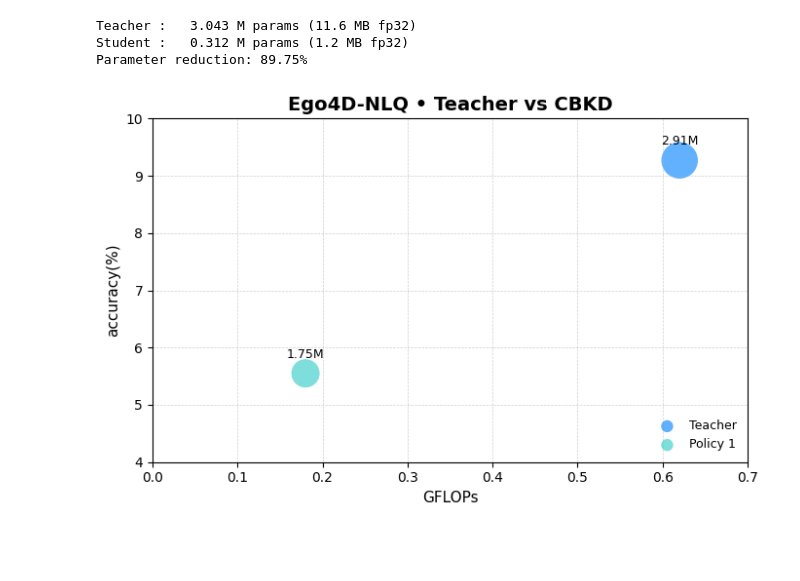
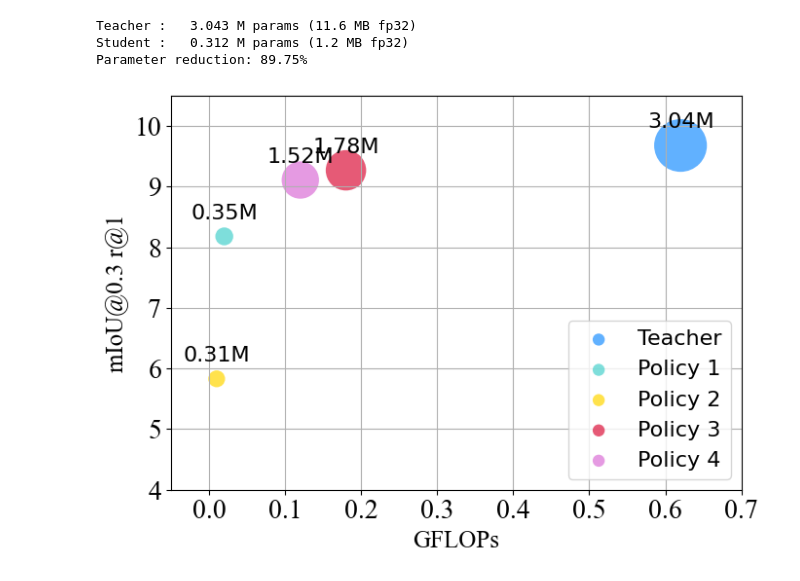
Before and after one commit to AndreaLolli2912/ARDA-VSLNet-FiLM-Enhanced-Knowledge-Distillation-for-Efficient-NLQ-Localization-in-Ego4D-Videos, a Jupyter notebook: NLQ/knowledge_distillation_expo.ipynb, the cells around one changed output. Drawn from its saved outputs; the diff is of its cells as text; code cells hidden in the pictures; blank space fills up the shorter version.

```diff
--- a/NLQ/knowledge_distillation_expo.ipynb
+++ b/NLQ/knowledge_distillation_expo.ipynb
@@ -196,38 +196,41 @@ def kd_tradeoff_plot(gflops, accs, params_m, labels,
                      title="Model trade-off", xlim=None, ylim=None):
     palette = ["dodgerblue","mediumturquoise","gold","crimson",
                "orchid","steelblue","limegreen","lightsalmon"]
-    sizes   = [p * 250 for p in params_m]
+    sizes   = [p * 500 for p in params_m]
 
-    plt.figure(figsize=(7,4.5))
+    plt.figure(figsize=(7,5))
     for i,(x,y,s,p,lab) in enumerate(zip(gflops, accs, sizes, params_m, labels)):
         plt.scatter(x, y, s=s, color=palette[i%len(palette)],
                     alpha=0.7, edgecolors='none', label=lab)
-        plt.text(x, y+0.22, f"{p:.2f}M", ha='center', va='bottom', fontsize=9)
+        plt.text(x, y+0.22, f"{p:.2f}M", ha='center', va='bottom', fontsize=16)
 
-    plt.grid(True, linestyle='--', linewidth=0.5, alpha=0.6)
-    plt.xlabel("GFLOPs", fontsize=11)
-    plt.ylabel("accuracy(%)", fontsize=11)
-    plt.title(title, fontsize=14, weight="bold")
+
+    plt.xlabel("GFLOPs", fontsize=18, fontname='Times New Roman')
+    plt.ylabel("mIoU@0.3 r@1", fontsize=18, fontname='Times New Roman')
     if xlim: plt.xlim(*xlim)
     if ylim: plt.ylim(*ylim)
+    plt.xticks(fontsize=20, color='black', fontname='Times New Roman')
+    plt.yticks(fontsize=20, color='black', fontname='Times New Roman')
 
-    lgd = plt.legend(frameon=False, fontsize=9, loc='lower right')
+    lgd = plt.legend(fontsize=16)
     # Robust bubble-resize across matplotlib versions
     handles = getattr(lgd, "legendHandles",
                       getattr(lgd, "legend_handles", []))
     for h in handles:
         h.set_sizes([80])
 
+    plt.grid()
     plt.tight_layout()
+    plt.savefig("figs/model_dimensions.pdf", bbox_inches="tight")
     plt.show()
 # %%
-gflops   = [0.62, 0.18]
-accs     = [9.27, 5.55]
-params_m = [2.911, 1.748]
-labels   = ["Teacher", "Policy 1"]
+gflops   = [0.62, 0.02, 0.01, 0.18, 0.12]
+accs     = [9.68, 8.18, 5.83, 9.27, 9.11]
+params_m = [3.043, 0.351, 0.311, 1.784, 1.525]
+labels   = ["Teacher", "Policy 1", "Policy 2", "Policy 3", "Policy 4"]
 
 kd_tradeoff_plot(gflops, accs, params_m, labels,
                  title="Ego4D-NLQ • Teacher vs CBKD",
-                 xlim=(0,0.7), ylim=(4,10))
+                 xlim=(-0.05,0.7), ylim=(4,10.5))
 # %% [output]
-[figure, old version]
+[figure, new version]
```
Also changed, not shown: 4 other files.
